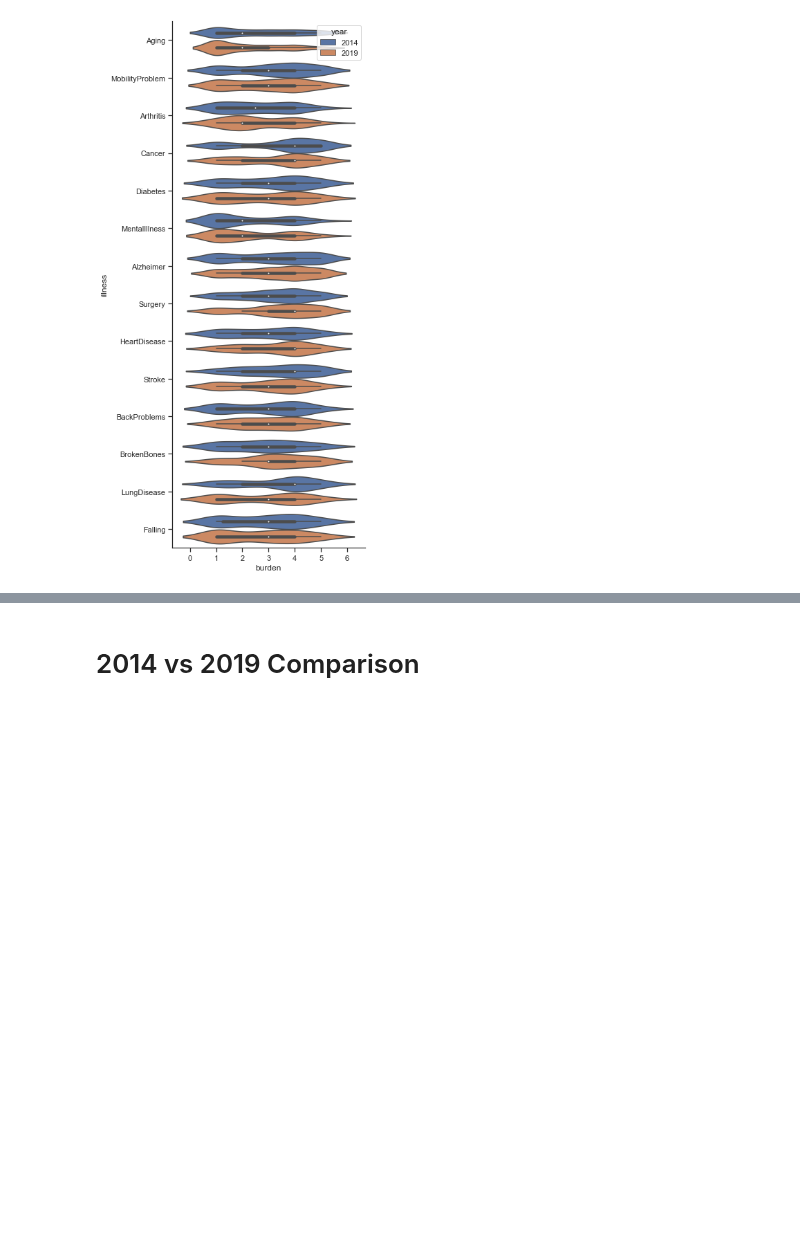
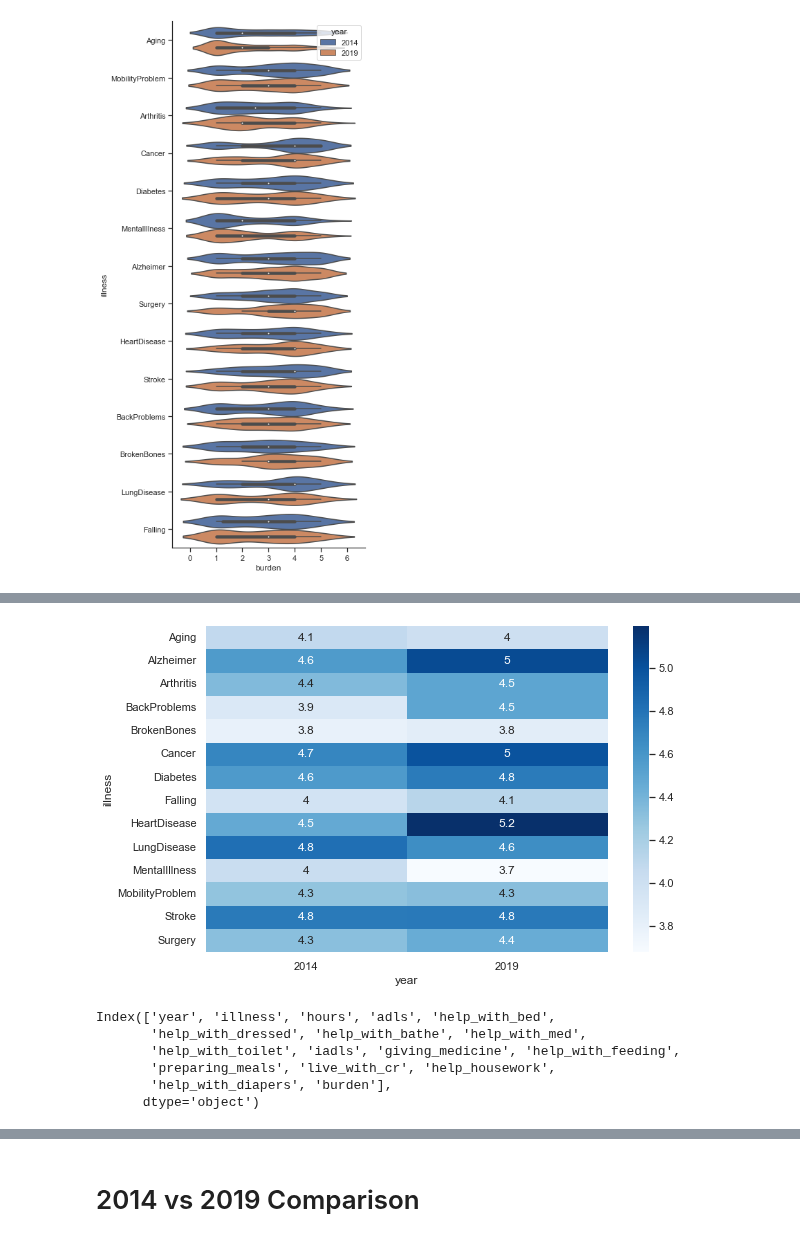
Before and after one commit to woonsupkim/BurdenofCare, a Jupyter notebook: burden.ipynb, the cells around one changed output, grey strips where cells are left out. Saved outputs shown, nothing was run; the diff lists cells and outputs as text; code cells hidden in the pictures; blank space fills up the shorter version.

```diff
--- a/burden.ipynb
+++ b/burden.ipynb
@@ -328,0 +342,16 @@ sns.catplot(x="burden", y="illness",
+# %%
+#sns.set_theme()
+f, ax = plt.subplots(figsize = (9, 6))
+df_cont = data_burden.pivot_table(index = 'illness', columns = 'year', values = 'iadls', aggfunc = 'mean')
+ax = sns.heatmap(df_cont, annot = True, cmap = 'Blues')
+# %% [output]
+[figure, added]
+# %%
+data_burden.columns
+# %% [output]
+Index(['year', 'illness', 'hours', 'adls', 'help_with_bed',
+       'help_with_dressed', 'help_with_bathe', 'help_with_med',
+       'help_with_toilet', 'iadls', 'giving_medicine', 'help_with_feeding',
+       'preparing_meals', 'live_with_cr', 'help_housework',
+       'help_with_diapers', 'burden'],
+      dtype='object')
```
Also changed, not shown: parts of 10 cells of this notebook.
